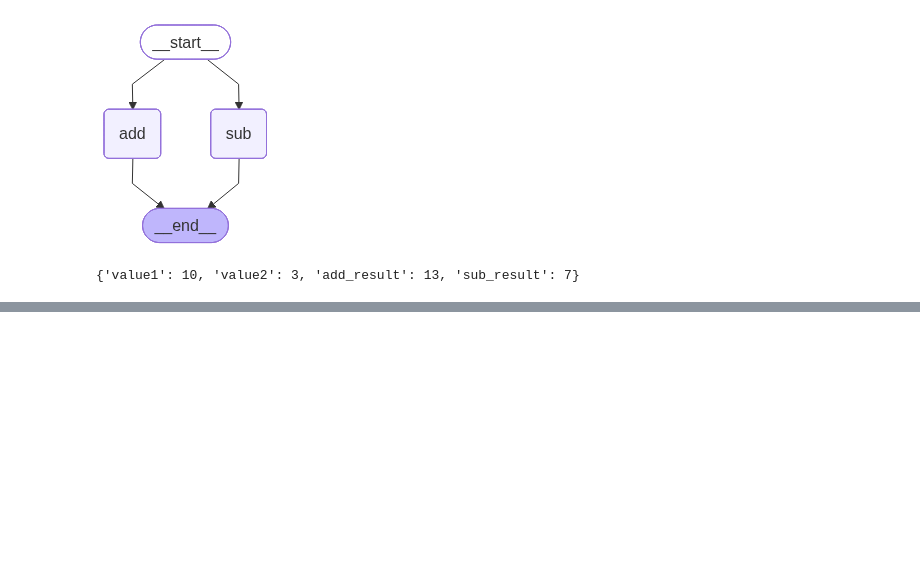
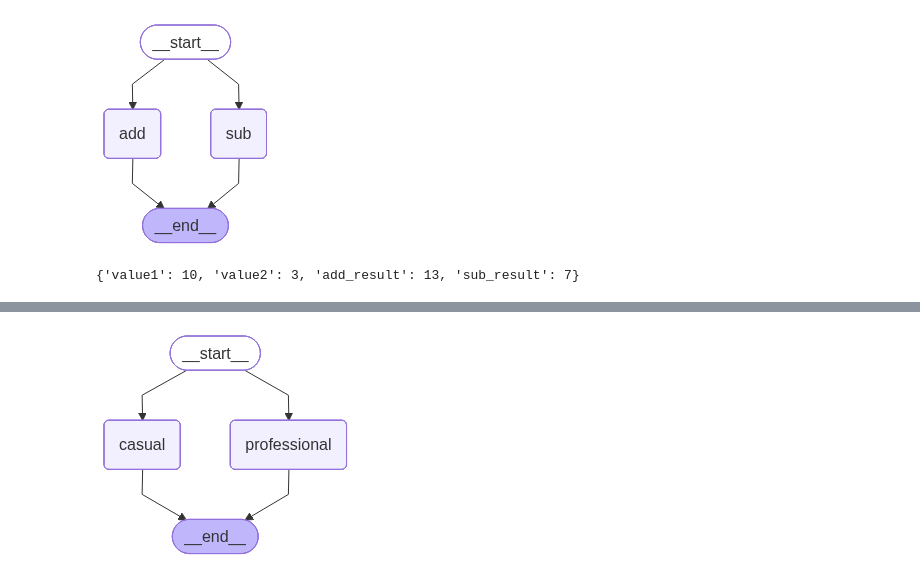
Before and after one commit to GenAIDevelopment/agenticai, a Jupyter notebook: oct25/langgraph/mailtoner/stats.ipynb, the cells around one changed output, grey strips where cells are left out. Cells and saved outputs as stored; diff of their text form; code cells hidden in the pictures; blank space fills up the shorter version.

Commit message:
Added changs

```diff
--- a/oct25/langgraph/mailtoner/stats.ipynb
+++ b/oct25/langgraph/mailtoner/stats.ipynb
@@ -132,0 +176,6 @@ result
+# %%
+class EmailState(MessagesState):
+    draft: str
+# %%
+from utils import get_llm
+llm = get_llm()
@@ -132,0 +186,35 @@ result
+# %%
+from langchain_core.prompts import ChatPromptTemplate
+def professional_toner(state: EmailState):
+    draft = state['draft']
+    prompt = ChatPromptTemplate([
+        ('system', 'You are an expert email writer'),
+        ("user", "Coniser the following draft email {draft} without changing facts and preserving the meaning"),
+        ("user", "Rewrite the email in less than 150 words in the professional tone ")
+    ])
+    chain = prompt | llm
+    return {"messages":  chain.invoke({'draft': draft}) }
+
+def casual_toner(state: EmailState):
+    draft = state['draft']
+    prompt = ChatPromptTemplate([
+        ('system', 'You are an expert email writer'),
+        ("user", "Coniser the following draft email {draft} without changing facts and preserving the meaning"),
+        ("user", "Rewrite the email in less than 150 words in the casual tone ")
+    ])
+    chain = prompt | llm
+    return {"messages":  chain.invoke({'draft': draft}) }
+# %%
+toner_graph = StateGraph(EmailState)
+toner_graph.add_node("professional", professional_toner)
+toner_graph.add_node("casual", casual_toner)
+
+toner_graph.add_edge(START, "professional")
+toner_graph.add_edge(START, "casual")
+
+toner_graph.add_edge("professional",END)
+toner_graph.add_edge("casual",END)
+graph = toner_graph.compile()
+graph
+# %% [output]
+[figure, added]
```
Also changed, not shown: parts of 11 cells of this notebook, 1 other file.
